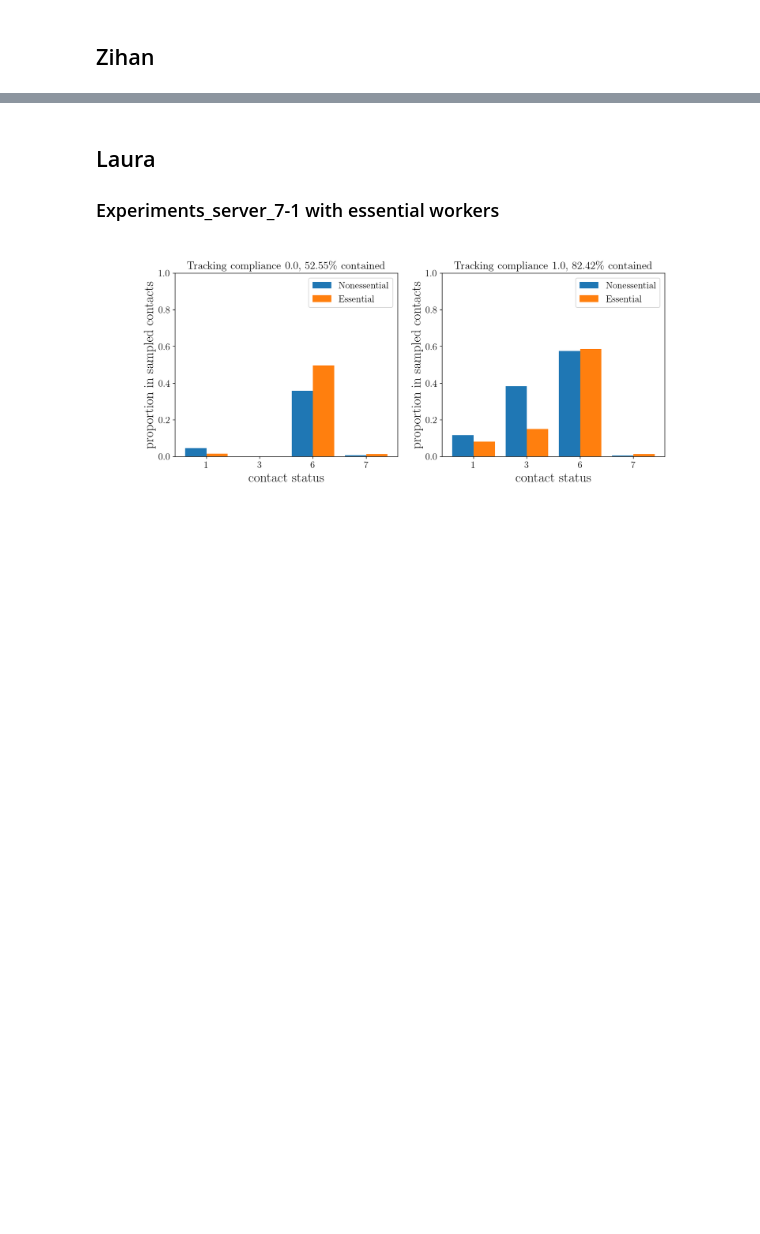
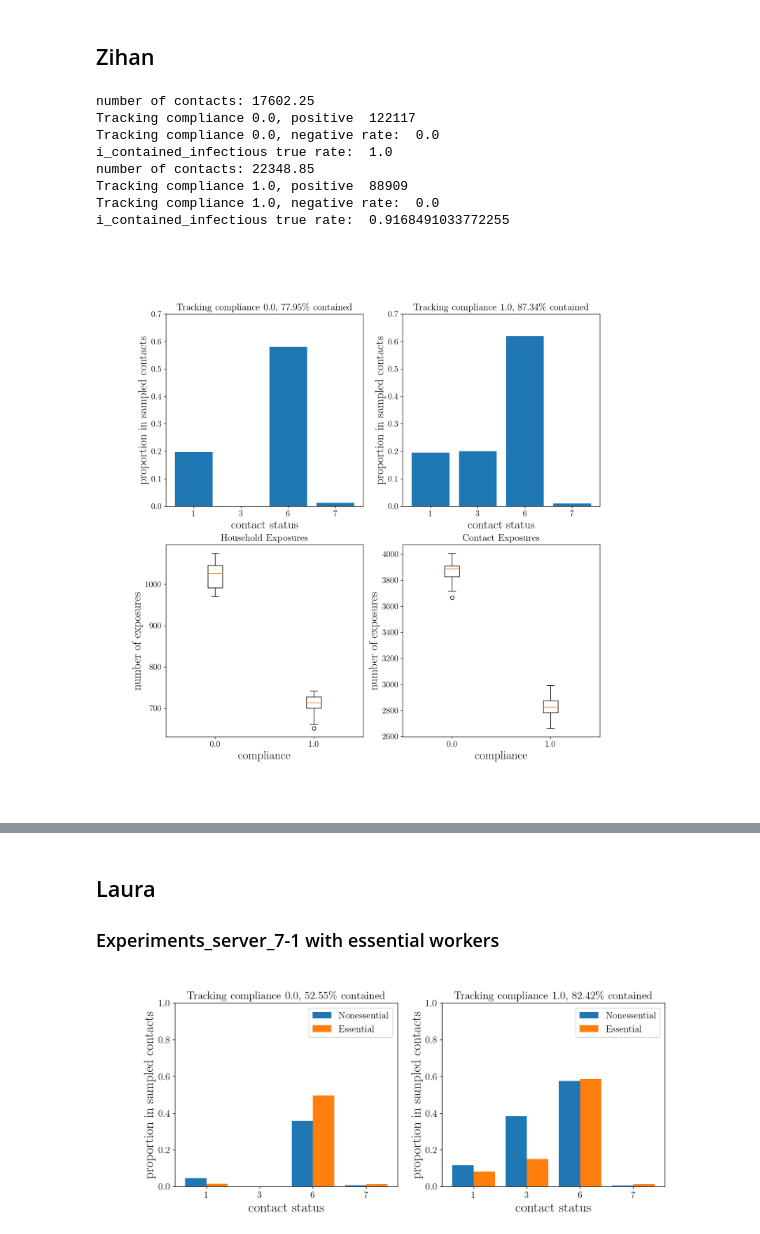
Before and after one commit to stanfordfuturebay/simulator, a Jupyter notebook: sim/Plot.ipynb, the cells around one changed output, grey strips where cells are left out. Drawn from its saved outputs; the diff is of its cells as text; code cells hidden in the pictures; blank space fills up the shorter version.

```diff
--- a/sim/Plot.ipynb
+++ b/sim/Plot.ipynb
@@ -63,7 +63,7 @@ import matplotlib.pyplot as plt
 rpts = 20
 p_compliance = [0.0, 1.0]
 measures_deployed = [1,3,6,7]
-summaries_SD_6 = load_summary('tracing_isolate_sf_tc1x_sup20_laura_isohouse_20rpts2.pk')
+summaries_SD_6 = load_summary('tracing_isolate_5sftest_5trace_sup20_isohouse_40rpts_010betas.pk')
 for j, policy in enumerate(['advanced']):
     summaries_ = summaries_SD_6[policy]
     f,axs = plt.subplots(2,2,figsize = (13,13))
@@ -106,35 +106,45 @@ for j, policy in enumerate(['advanced']):
                     if ('hosp' in contact.data['i_contained_by']) or ('hosp' in contact.data['j_contained_by']):
                         counts[7] += 1
                     if ('site_measures' in contact.data['i_contained_by']) or ('site_measures' in contact.data['j_contained_by']):
                         counts[8] += 1
         counts /= num_contacts
         axs[0,s].bar(range(1,len(measures_deployed)+1),counts[measures_deployed])
         axs[0,s].set_title('Tracking compliance '+str(p_compliance[s])+', '+ str(round((1-counts[9])*100,2))+'\% contained')
         axs[0,s].set_xlabel('contact status',fontsize = 20)
         axs[0,s].set_ylabel('proportion in sampled contacts',fontsize = 20)
         axs[0,s].set_xticks(range(1,len(measures_deployed)+1))
         axs[0,s].set_xticklabels(measures_deployed)
-        axs[0,s].set_ylim(0,0.5)
+        axs[0,s].set_ylim(0,0.7)
 
 
         print('number of contacts:', num_contacts/rpts)
         print('Tracking compliance '+str(p_compliance[s])+', positive ', num_posi)
         print('Tracking compliance '+str(p_compliance[s])+', negative rate: ', num_nega/(num_nega+num_posi))
         print('i_contained_infectious true rate: ',num_i_contained_infectious_true/(num_i_contained_infectious_true+num_i_contained_infectious_false))
         #print('j_contained_infectious true rate: ',num_j_contained_infectious_true/(num_j_contained_infectious_true+num_j_contained_infectious_false))
     axs[1,0].boxplot(num_expo_house)
     axs[1,0].set_title('Household Exposures')
     axs[1,0].set_xlabel('compliance',fontsize = 20)
     axs[1,0].set_xticklabels(p_compliance)
     axs[1,0].set_ylabel('number of exposures',fontsize = 20)
     axs[1,1].boxplot(num_expo_contact)
     axs[1,1].set_title('Contact Exposures')
     axs[1,1].set_xlabel('compliance',fontsize = 20)
     axs[1,1].set_xticklabels(p_compliance)
     axs[1,1].set_ylabel('number of exposures',fontsize = 20)
 #plt.tight_layout()
-plt.savefig('plots/tracing_isolate_sf_tc1x_sup20_laura_isohouse_20rpts2_detail.png',dpi=300)
+plt.savefig('plots/tracing_isolate_5sftest_5trace_sup20_isohouse_40rpts_010betas_detail.png',dpi=300)
 plt.show()
+# %% [output]
+number of contacts: 17602.25
+Tracking compliance 0.0, positive  122117
+Tracking compliance 0.0, negative rate:  0.0
+i_contained_infectious true rate:  1.0
+number of contacts: 22348.85
+Tracking compliance 1.0, positive  88909
+Tracking compliance 1.0, negative rate:  0.0
+i_contained_infectious true rate:  0.9168491033772255
+[figure, added]
 # %%
 # Plot results of experiments_server_7-1.py
 c=0
```
Also changed, not shown: parts of 1 cell of this notebook, 4 other files.
